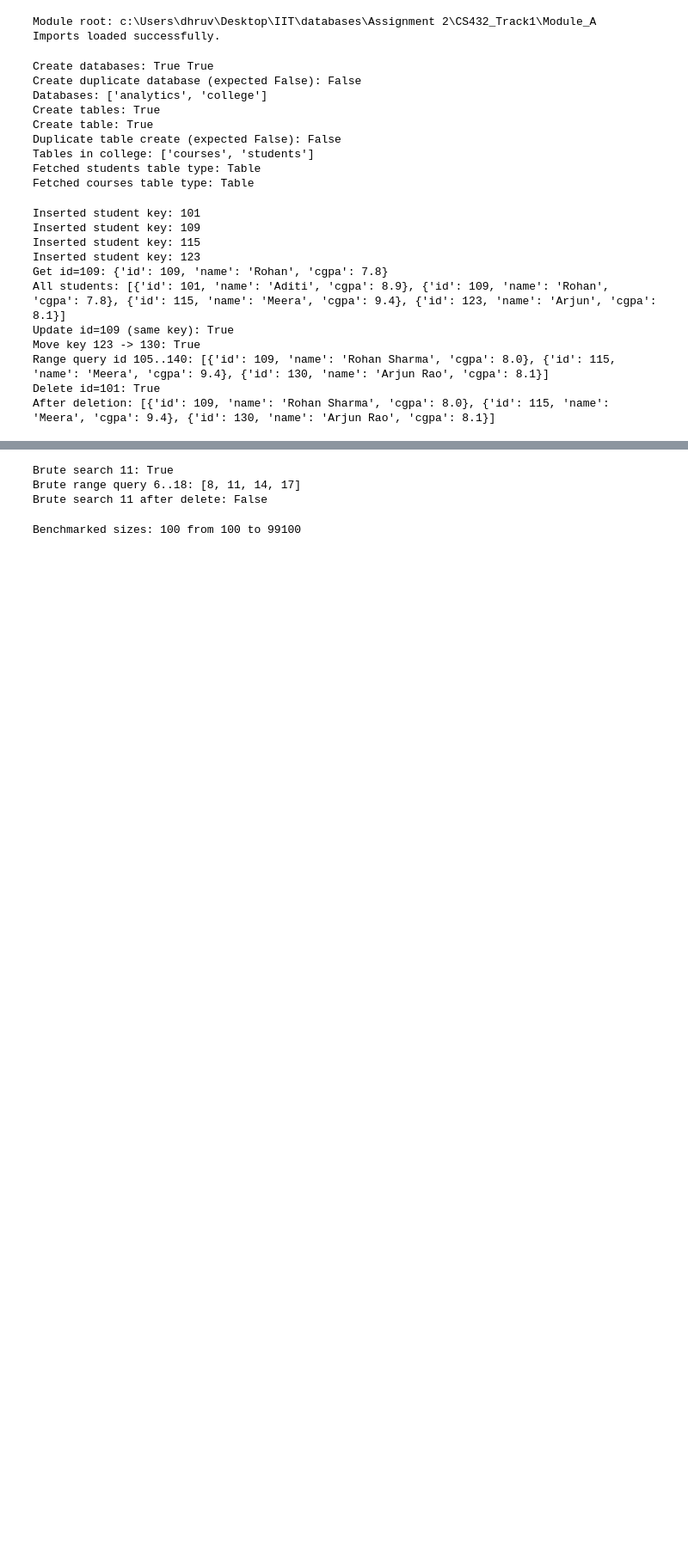
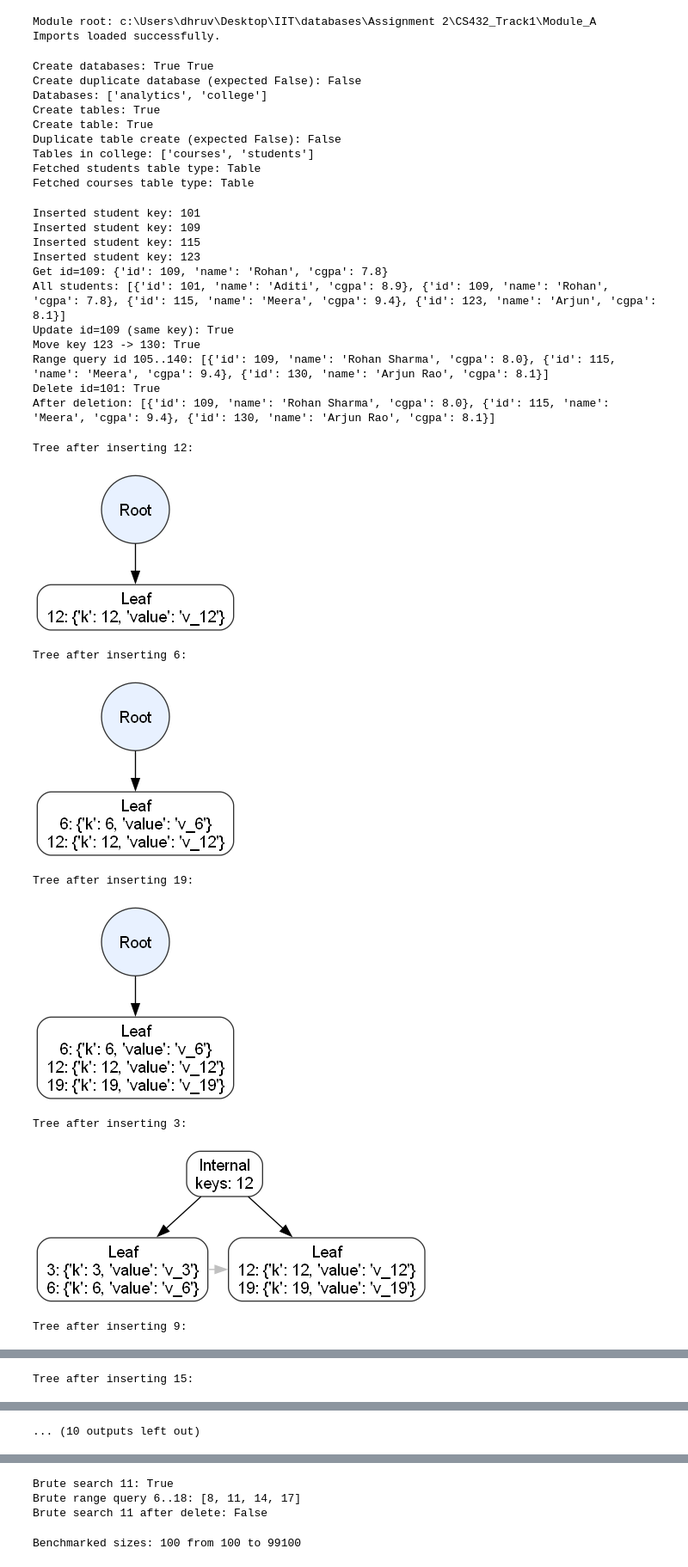
Before and after one commit to dhruv01032005/CS432_Track1_Submission, a Jupyter notebook: Module_A/database/main.ipynb, the cells around one changed output, grey strips where cells are left out. Shown: that part at 86% size. Saved outputs shown, nothing was run; the diff lists cells and outputs as text; code cells hidden in the pictures; blank space fills up the shorter version.

```diff
--- a/Module_A/database/main.ipynb
+++ b/Module_A/database/main.ipynb
@@ -96,3 +96,24 @@ Move key 123 -> 130: True
 Range query id 105..140: [{'id': 109, 'name': 'Rohan Sharma', 'cgpa': 8.0}, {'id': 115, 'name': 'Meera', 'cgpa': 9.4}, {'id': 130, 'name': 'Arjun Rao', 'cgpa': 8.1}]
 Delete id=101: True
 After deletion: [{'id': 109, 'name': 'Rohan Sharma', 'cgpa': 8.0}, {'id': 115, 'name': 'Meera', 'cgpa': 9.4}, {'id': 130, 'name': 'Arjun Rao', 'cgpa': 8.1}]
+# %%
+tree = BPlusTree(t=2)
+
+for key in [12, 6, 19, 3, 9, 15, 21, 18, 24, 27, 30]:
+    tree.insert(key, {"k": key, "value": f"v_{key}"})
+    print(f"Tree after inserting {key}:")
+    try:
+        from IPython.display import display
+        display(tree.visualize_tree())
+    except Exception as exc:
+        print("Tree visualization skipped:", exc)
+# %% [output]
+Tree after inserting 12:
+[figure, added]
+Tree after inserting 6:
+[figure, added]
+Tree after inserting 19:
+[figure, added]
+Tree after inserting 3:
+[figure, added]
+Tree after inserting 9:
@@ -98,0 +121 @@ After deletion: [{'id': 109, 'name': 'Rohan Sharma', 'cgpa': 8.0}, {'id': 115, '
+Tree after inserting 15:
@@ -99,2 +123,3 @@ After deletion: [{'id': 109, 'name': 'Rohan Sharma', 'cgpa': 8.0}, {'id': 115, '
+... (10 outputs left out)
 # %%
 # Direct BPlusTree usage: insert, search, update, range query, delete, get_all, visualize.
```
Also changed, not shown: parts of 2 cells of this notebook.
